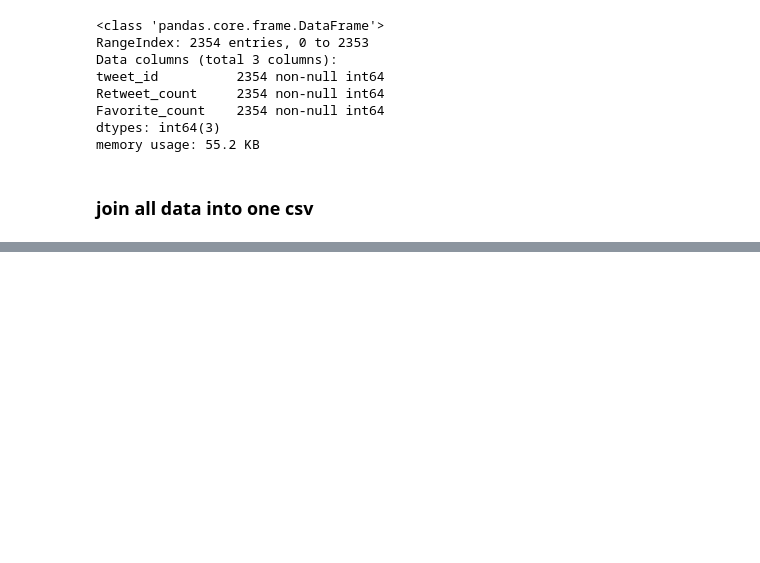
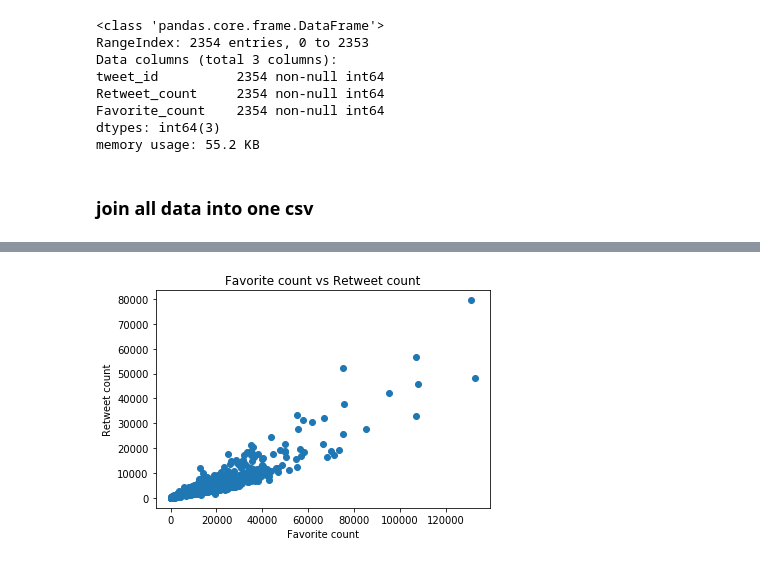
Before and after one commit to FarisALSaleem/wrangle-and-analyze-data, a Jupyter notebook: wrangle_act.ipynb, the cells around one changed output, grey strips where cells are left out. Saved outputs shown, nothing was run; the diff lists cells and outputs as text; code cells hidden in the pictures; blank space fills up the shorter version.

```diff
--- a/wrangle_act.ipynb
+++ b/wrangle_act.ipynb
@@ -766,0 +959,7 @@ df.to_csv("twitter_archive_master.csv.csv", sep=',', encoding='utf-8')
+# %%
+plt.scatter(df['Favorite_count'],df['Retweet_count']);
+plt.title("Favorite count vs Retweet count");
+plt.ylabel("Retweet count");
+plt.xlabel("Favorite count");
+# %% [output]
+[figure, added]
```
Also changed, not shown: parts of 41 cells of this notebook, 1 other file.
